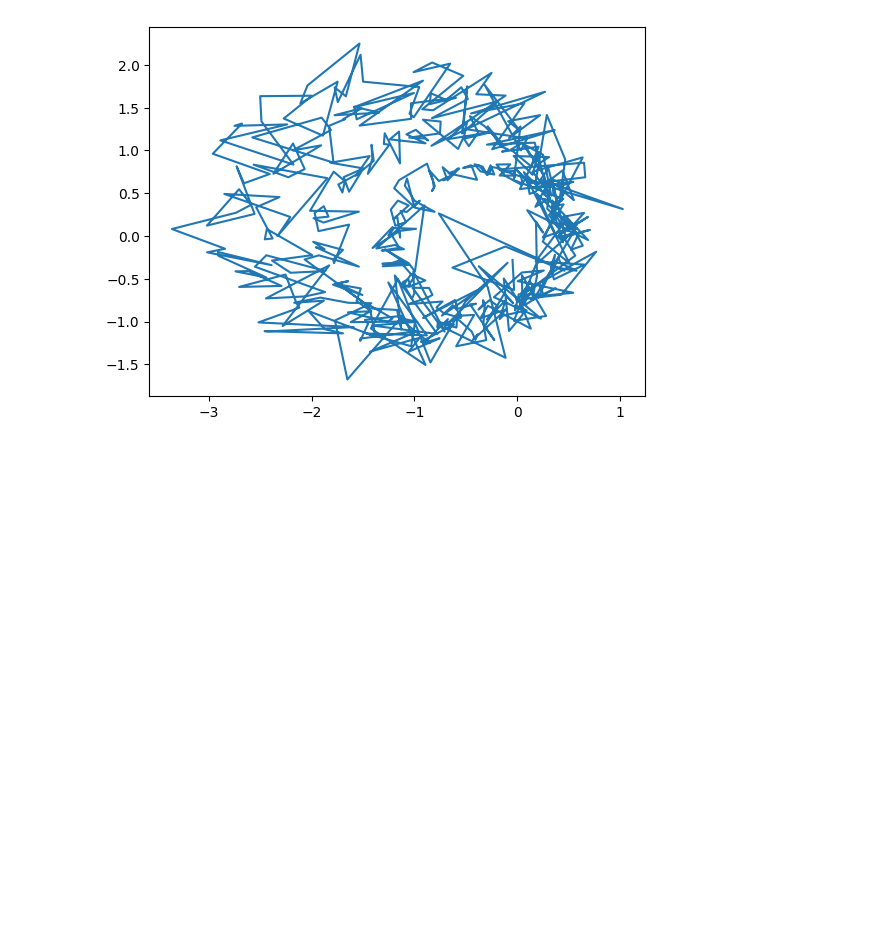
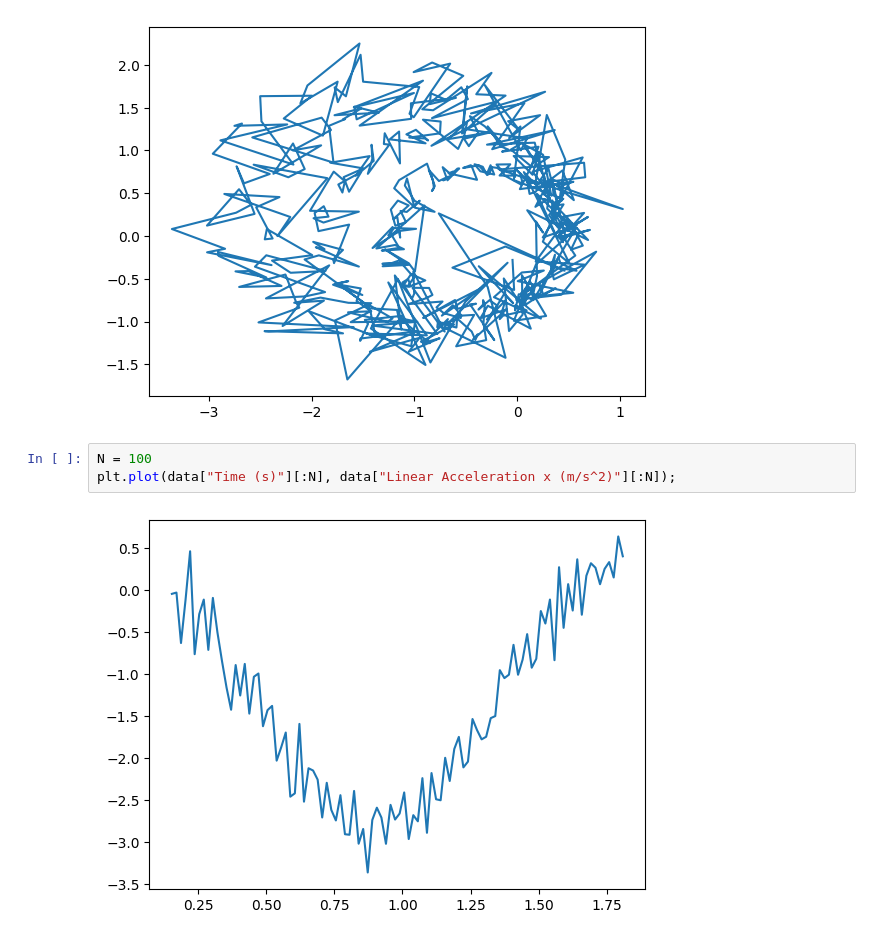
Before and after one commit to papplappen/where-am-i, a Jupyter notebook: Playground.ipynb, the cells around one changed output. Saved outputs shown, nothing was run; the diff lists cells and outputs as text; blank space fills up the shorter version.

```diff
--- a/Playground.ipynb
+++ b/Playground.ipynb
@@ -22,4 +24,9 @@ accs_xy = jnp.stack((accs_x, accs_y), axis=1)
 plt.plot(accs_xy[:, 0], accs_xy[:, 1]);
 # %% [output]
 [figure]
+# %%
+N = 100
+plt.plot(data["Time (s)"][:N], data["Linear Acceleration x (m/s^2)"][:N]);
+# %% [output]
+[figure, added]
 # %%
```
Also changed, not shown: parts of 7 cells of this notebook.
